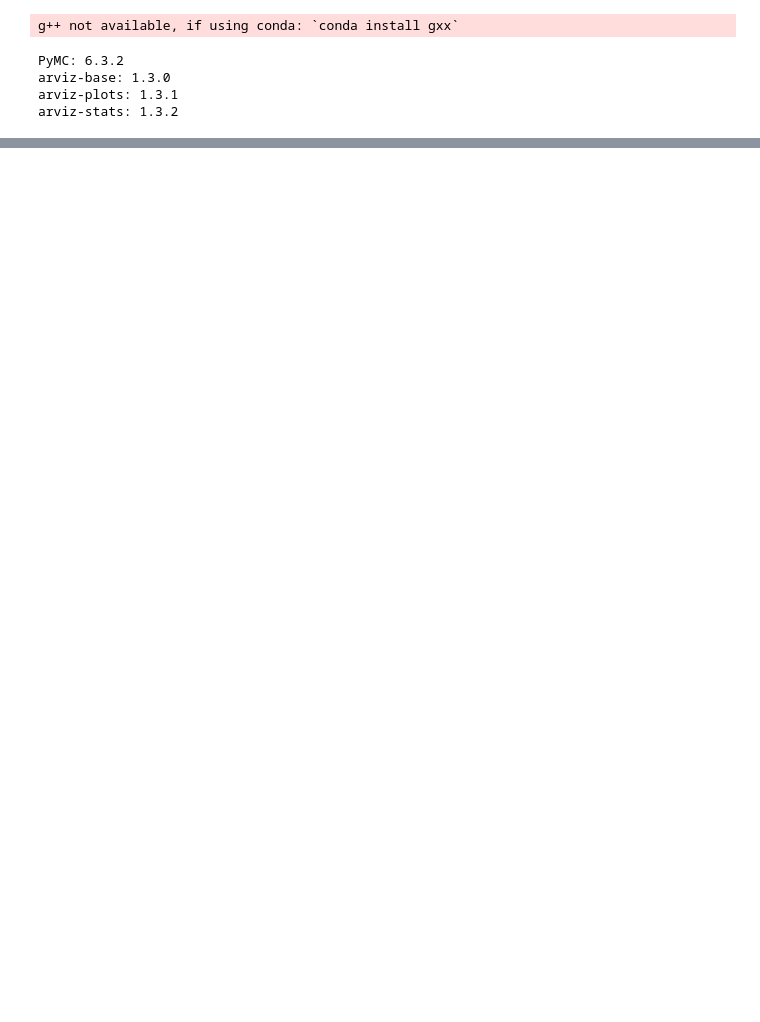
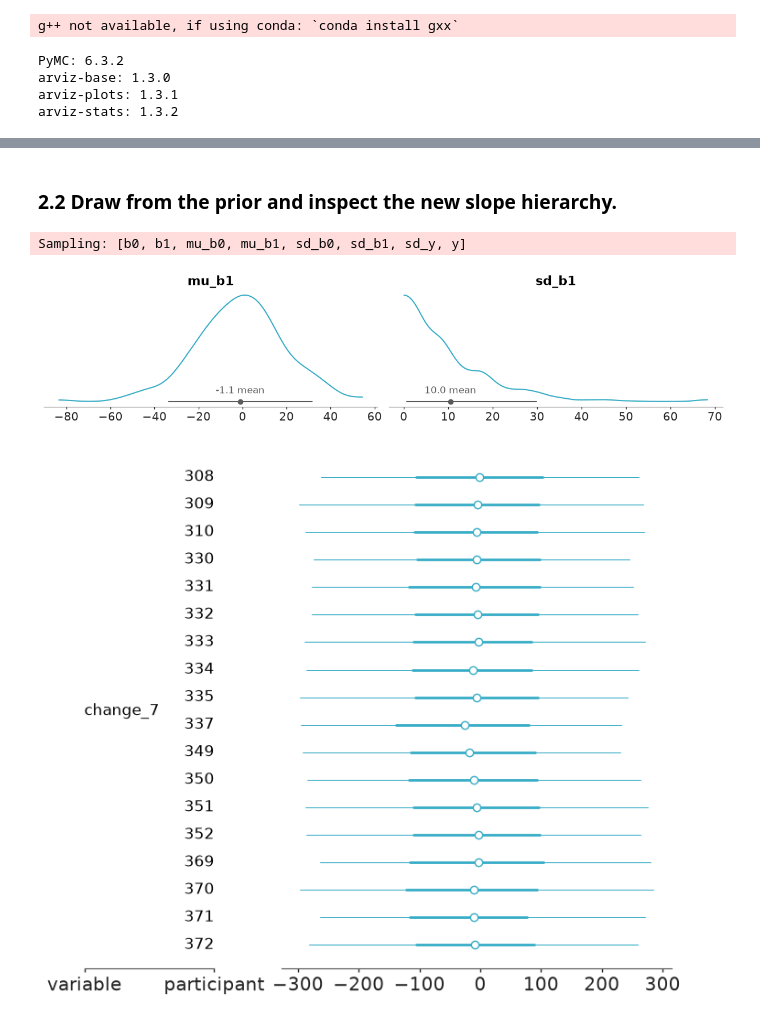
Before and after one commit to opherdonchin/BayesShortCourse, a Jupyter notebook: sleep/solved/05_varying_intercept_slope.ipynb, the cells around one changed output, grey strips where cells are left out. Drawn from its saved outputs; the diff is of its cells as text; code cells hidden in the pictures; blank space fills up the shorter version.

Commit message:
Revise varying-intercept slope notebook

```diff
--- a/sleep/solved/05_varying_intercept_slope.ipynb
+++ b/sleep/solved/05_varying_intercept_slope.ipynb
@@ -220,8 +44,0 @@ Before fitting, ask what reaction times the priors make plausible. Each panel is
-# %%
-with model:
-    prior = pm.sample_prior_predictive(
-        draws=500, var_names=["Reaction"], random_seed=RANDOM_SEED
-    )
-
-plot_participants(prior, "prior_predictive", "Reaction")
-plt.show()
@@ -308,0 +305,37 @@ The hierarchical mean structure is now flexible, but reaction times are positive
+# %% [markdown]
+### 2.2 Draw from the prior and inspect the new slope hierarchy.
+# %%
+with model:
+    prior = pm.sample_prior_predictive(
+        draws=500,
+        var_names=[
+            "mu_b1",
+            "sd_b1",
+            "b1",
+            "change_7",
+            "mu_y",
+            "y",
+        ],
+        random_seed=RANDOM_SEED,
+    )
+
+azp.plot_dist(
+    prior,
+    group="prior",
+    var_names=["mu_b1", "sd_b1"],
+    ci_prob=0.90,
+    point_estimate="mean",
+);
+
+azp.plot_forest(
+    prior,
+    group="prior",
+    var_names=["change_7"],
+    combined=True,
+    ci_probs=(0.50, 0.90),
+    figure_kwargs={"figsize": (7, 6)},
+);
+# %% [output]
+Sampling: [b0, b1, mu_b0, mu_b1, sd_b0, sd_b1, sd_y, y]
+[figure, added]
+[figure, added]
```
Also changed, not shown: parts of 123 cells of this notebook, 2 other files.
